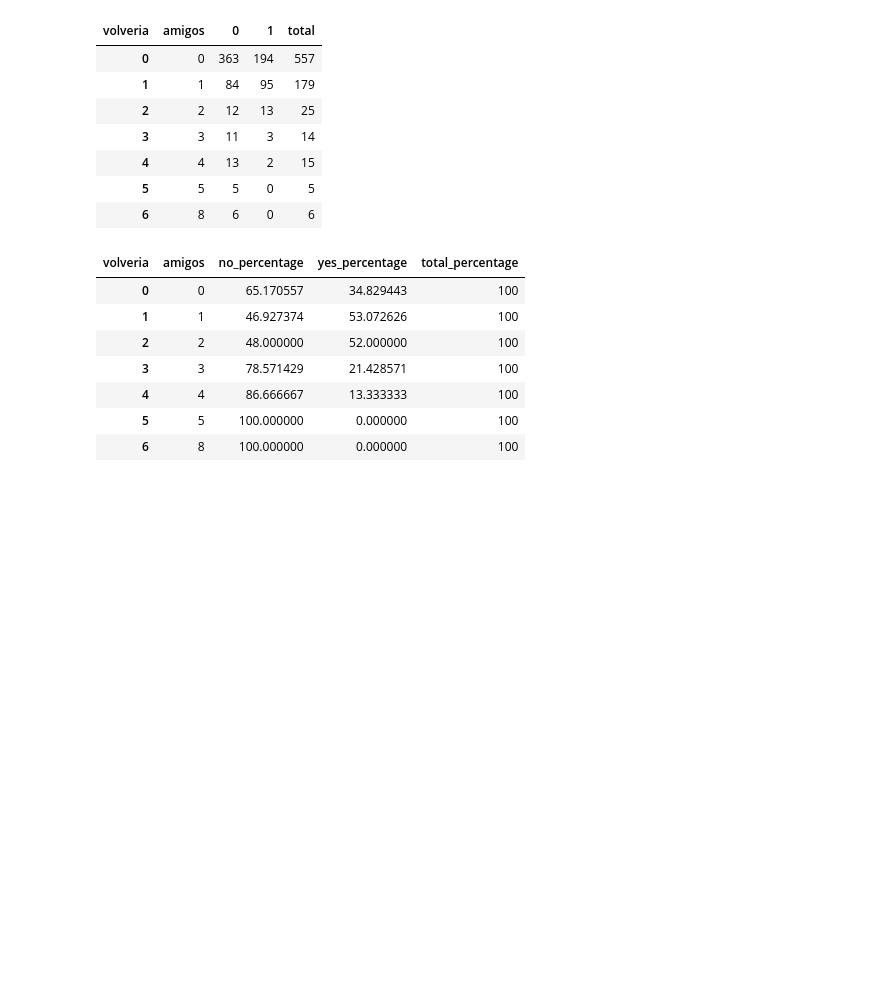
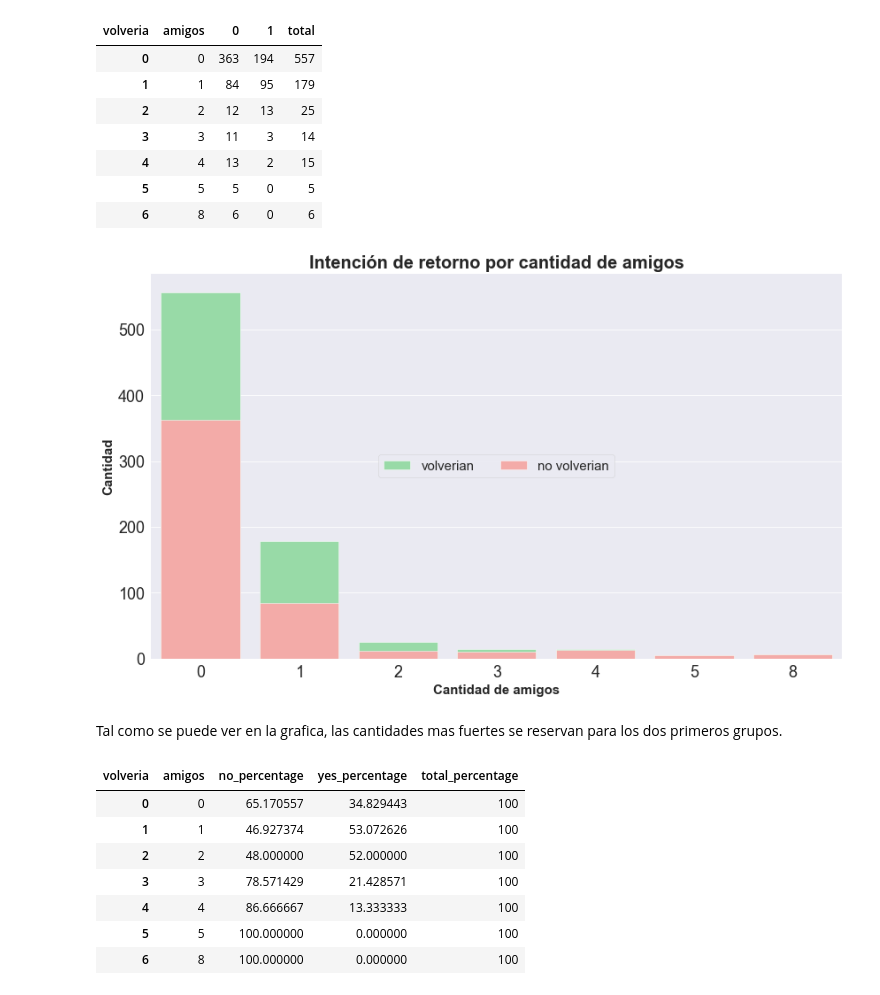
Before and after one commit to lionelguglielmone/OrgaDeCompusTP, a Jupyter notebook: tp1_main.ipynb, the cells around one changed output. Drawn from its saved outputs; the diff is of its cells as text; code cells hidden in the pictures; blank space fills up the shorter version.

```diff
--- a/tp1_main.ipynb
+++ b/tp1_main.ipynb
@@ -322,5 +329,25 @@ df_amigos_vs_target
 | 4 | 4 | 13 | 2 | 15 |
 | 5 | 5 | 5 | 0 | 5 |
 | 6 | 8 | 6 | 0 | 6 |
+# %%
+#Grafica de valores absolutos
+sns.set_style('darkgrid')
+plt.figure(figsize = (14, 8))
+sns.set_color_codes("pastel")
+sns.barplot(x = 'amigos', y = 'total', data = df_amigos_vs_target, color = 'g', label = 'volverian')
+sns.barplot(x = 'amigos', y = 0, data = df_amigos_vs_target, color = 'r', label = 'no volverian')
+plt.tick_params(labelsize=18)
+
+plt.legend(ncol=2, loc="center", frameon=True, fontsize = 15)
+
+sns.despine(left = True, bottom = True)
+plt.xlabel ('Cantidad de amigos', fontweight = 'semibold', fontsize = 15)
+plt.ylabel ('Cantidad', fontweight = 'semibold', fontsize = 15)
+plt.title ('Intención de retorno por cantidad de amigos', fontweight = 'semibold', fontsize = 20)
+plt.show()
+# %% [output]
+[figure, added]
+# %% [markdown]
+Tal como se puede ver en la grafica, las cantidades mas fuertes se reservan para los dos primeros grupos.
 # %%
 # Convertimos valores a porcentajes
```
Also changed, not shown: parts of 86 cells of this notebook.
